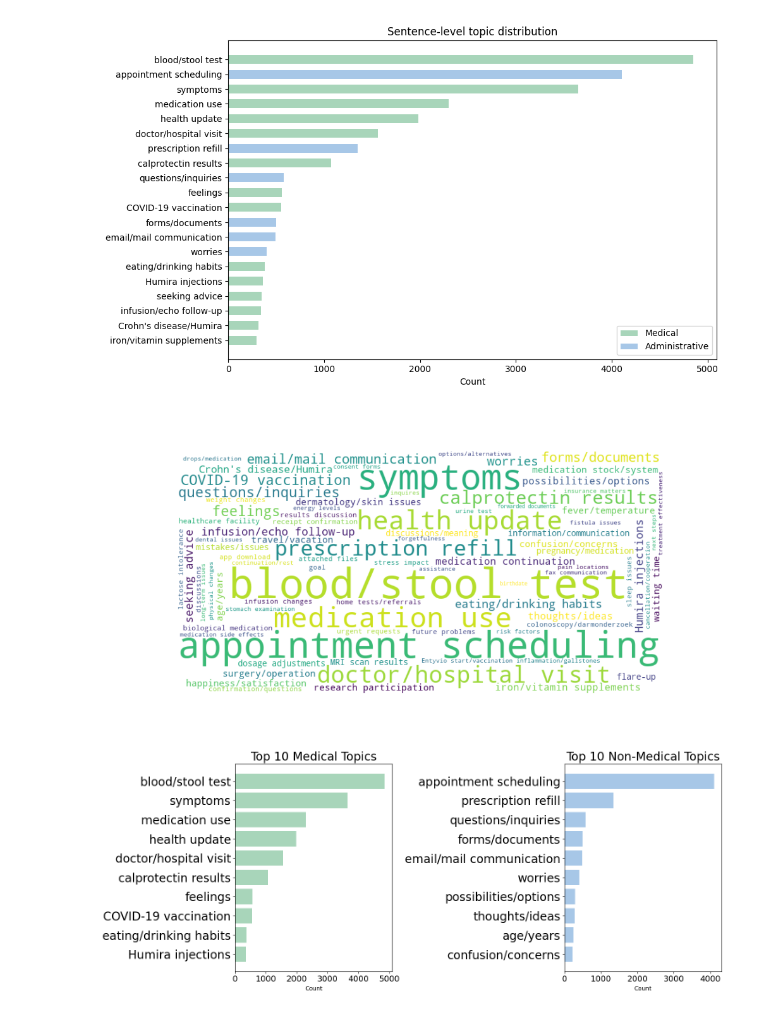
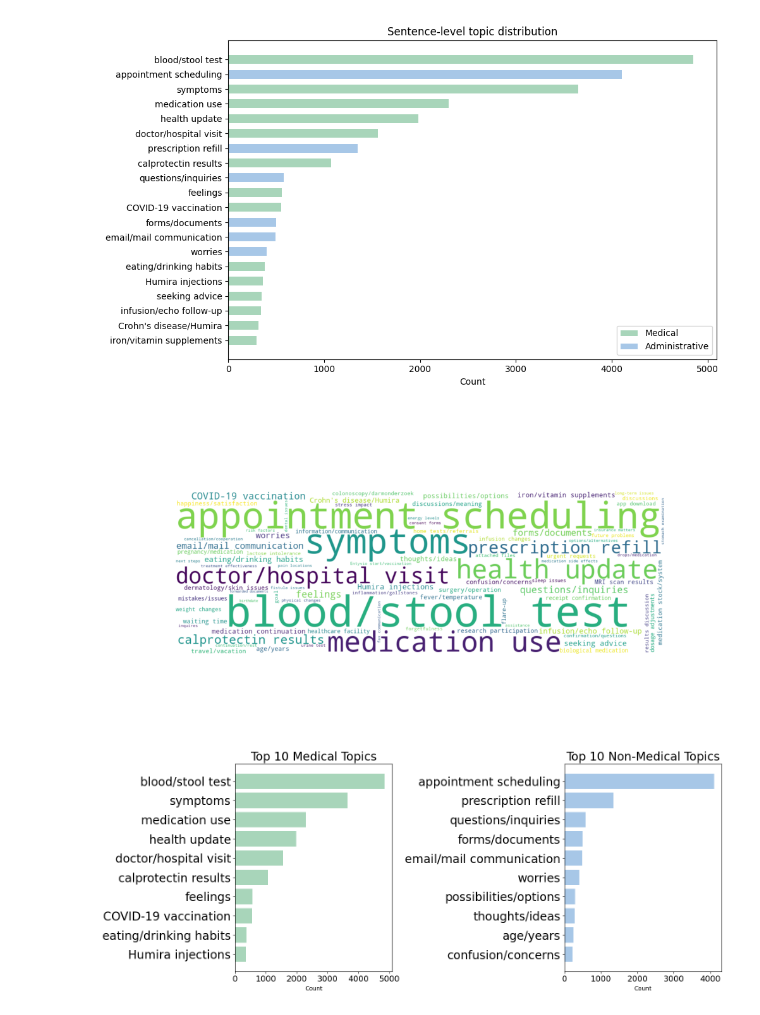
Before and after one commit to MaastrichtU-CDS/MyIBDcoachNLP, a Jupyter notebook: notebooks/analysis_of_sentences/sentencetransformer_new_input.ipynb, the cells around one changed output. Drawn from its saved outputs; the diff is of its cells as text; code cells hidden in the pictures.

```diff
--- a/notebooks/analysis_of_sentences/sentencetransformer_new_input.ipynb
+++ b/notebooks/analysis_of_sentences/sentencetransformer_new_input.ipynb
@@ -1326,24 +1320,26 @@ plt.show()
 # %%
 import pandas as pd
 from wordcloud import WordCloud
 import matplotlib.pyplot as plt
 
 
 topic_info = pd.DataFrame(df)
 
 # Create a dictionary where keys are the topic labels and values are their counts
 word_freq = dict(zip(topic_info['Summary'], topic_info['Count']))
 
 # Generate the word cloud using the dictionary
-wordcloud = WordCloud(width=800, height=400, background_color='white').generate_from_frequencies(word_freq)
+wordcloud = WordCloud(width=1200, height=400, background_color='white').generate_from_frequencies(word_freq)
 
 # Plot the word cloud
 plt.figure(figsize=(10, 5))
 plt.imshow(wordcloud, interpolation='bilinear')
 plt.axis('off')
+plt.savefig("/workspace/persistent/mijnidbcoachnlp/data/results/figure2.png")
+
 plt.show()
 # %% [output]
-[figure, old version]
+[figure, new version]
 # %%
 import pandas as pd
 import matplotlib.pyplot as plt
```
Also changed, not shown: parts of 43 cells of this notebook, 5 other files.
